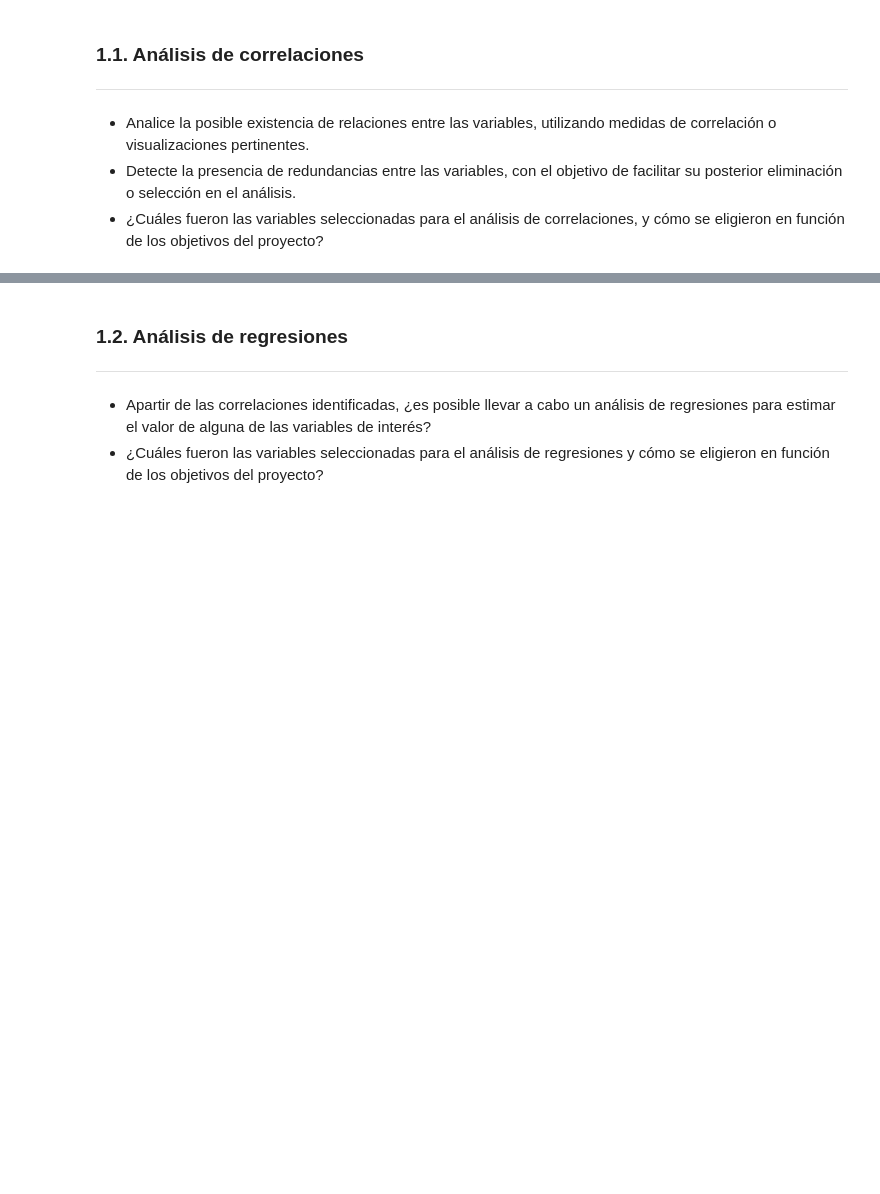
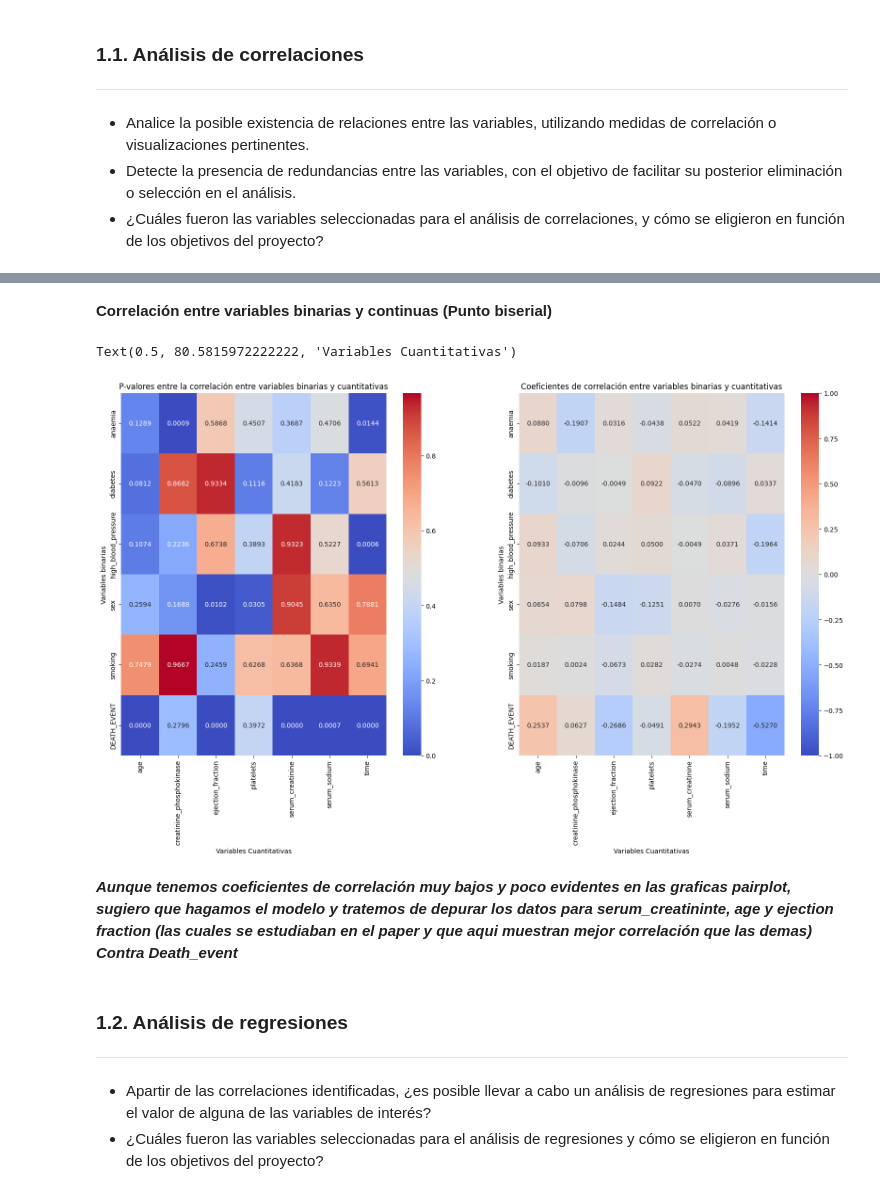
Before and after one commit to Robert-Gomez-AI/HeartFailure, a Jupyter notebook: M1U5_fase_4_Analisis_de_los_datos.ipynb, the cells around one changed output, grey strips where cells are left out. Saved outputs shown, nothing was run; the diff lists cells and outputs as text; code cells hidden in the pictures; blank space fills up the shorter version.

```diff
--- a/M1U5_fase_4_Analisis_de_los_datos.ipynb
+++ b/M1U5_fase_4_Analisis_de_los_datos.ipynb
@@ -41,0 +109,2 @@ A lo largo de esta entrega, trate busque responder las siguientes preguntas
+# %% [markdown]
+**Correlación entre variables binarias y continuas (Punto biserial)**
@@ -42,3 +113,32 @@ A lo largo de esta entrega, trate busque responder las siguientes preguntas
+# %%
+#Encontrar correlaciones y pvalores
+p_values=np.zeros([len(v_cat),len(v_cuan)])
+coef_corr_biserial=np.zeros([len(v_cat),len(v_cuan)])
+for i,col_cat in enumerate(v_cat):
+  for j,col_cuan in enumerate(v_cuan):
+    coef_corr_biserial_num, p_value = pointbiserialr(df[col_cat], df[col_cuan])
+    coef_corr_biserial[i][j]=coef_corr_biserial_num
+    p_values[i][j]=p_value
+df_pvalues=pd.DataFrame(p_values,index=v_cat,columns=v_cuan)
+correlaciones_biserial=pd.DataFrame(coef_corr_biserial,index=v_cat,columns=v_cuan)
+# %%
+#Graficar correlaciones y pvalores
+fig,ax=plt.subplots(nrows=1,ncols=2,figsize=(20,10))
+
+sns.heatmap(df_pvalues,cmap='coolwarm',vmin=0, annot=True,fmt='.4f',ax=ax[0])
+ax[0].set_title('P-valores entre la correlación entre variables binarias y cuantitativas')
+ax[0].set_ylabel('Variables binarias')
+ax[0].set_xlabel('Variables Cuantitativas')
+
+sns.heatmap(correlaciones_biserial,cmap='coolwarm',vmin=-1,vmax=1, annot=True,fmt='.4f',ax=ax[1])
+ax[1].set_title('Coeficientes de correlación entre variables binarias y cuantitativas')
+ax[1].set_ylabel('Variables binarias')
+ax[1].set_xlabel('Variables Cuantitativas')
+# %% [output]
+Text(0.5, 80.5815972222222, 'Variables Cuantitativas')
+[figure, added]
+# %% [markdown]
+***Aunque tenemos coeficientes de correlación muy bajos y poco evidentes en las graficas pairplot, sugiero que hagamos el modelo y tratemos de depurar los datos para serum_creatininte, age y ejection fraction (las cuales se estudiaban en el paper y que aqui muestran mejor correlación que las demas) Contra Death_event***
 # %% [markdown]
 ### **1.2. Análisis de regresiones**
 ---
```
Also changed, not shown: parts of 19 cells of this notebook.
